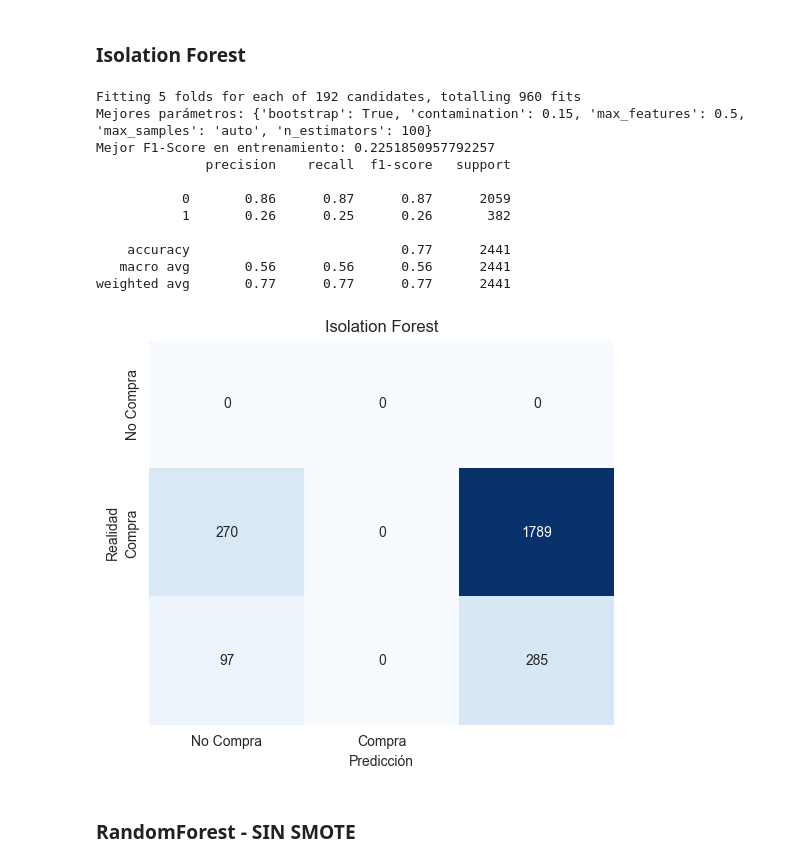
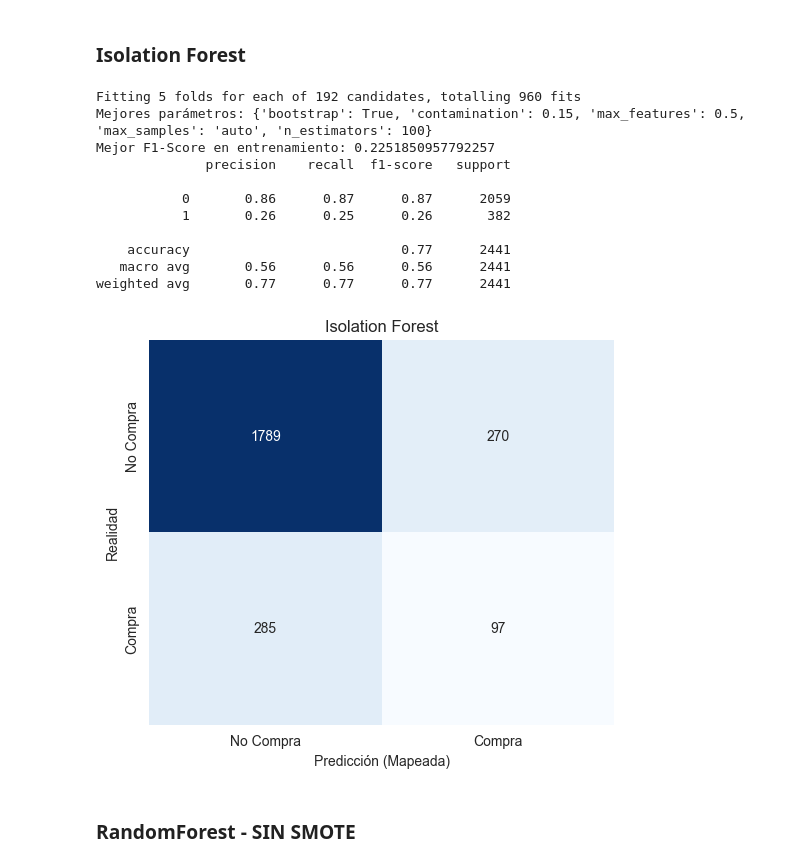
Before and after one commit to alvaroG-IA/proyecto-1-AIA-Marketing_Digital, a Jupyter notebook: notebooks/Experimentos.ipynb, the cells around one changed output. Cells and saved outputs as stored; diff of their text form; code cells hidden in the pictures.

Commit message:
matrices de confusion

```diff
--- a/notebooks/Experimentos.ipynb
+++ b/notebooks/Experimentos.ipynb
@@ -20,23 +20,29 @@ import seaborn as sns
 from sklearn.metrics import confusion_matrix
 
 def plot_single_confusion_matrix(model, X_test, y_test, class_names=None, title="Matriz de Confusión"):
-    """
-    Dibuja la matriz de confusión para un único modelo.
-    """
-    # 1. Obtener predicciones
     y_pred = model.predict(X_test)
     cm = confusion_matrix(y_test, y_pred)
 
-    # 2. Configurar el gráfico
     plt.figure(figsize=(6, 5))
     sns.heatmap(cm, annot=True, fmt='d', cmap='Blues',
                 xticklabels=class_names, yticklabels=class_names, cbar=False)
 
-    # 3. Etiquetas y título
     plt.title(title)
     plt.xlabel('Predicción')
     plt.ylabel('Realidad')
     plt.show()
+
+def plot_isolation_forest_matrix(y_true, y_pred_final, class_names=None, title="Isolation Forest"):
+    cm = confusion_matrix(y_true, y_pred_final)
+
+    plt.figure(figsize=(6, 5))
+    sns.heatmap(cm, annot=True, fmt='d', cmap='Blues',
+                xticklabels=class_names, yticklabels=class_names, cbar=False)
+
+    plt.title(title)
+    plt.xlabel('Predicción (Mapeada)')
+    plt.ylabel('Realidad')
+    plt.show()
 # %% [markdown]
 ## **Preprocesado de los datos**
 # %%
@@ -178,35 +184,35 @@ isolation_grid_search = GridSearchCV(
     scoring=custom_f1,
     n_jobs=-1,
     verbose=1,
 )
 
 isolation_grid_search.fit(X_train, y_train)
 
 print(f"Mejores parámetros: {isolation_grid_search.best_params_}")
 print(f"Mejor F1-Score en entrenamiento: {isolation_grid_search.best_score_}")
 
 best_isof = isolation_grid_search.best_estimator_
 y_pred = best_isof.predict(X_test)
 
 y_pred_final = [1 if i == -1 else 0 for i in y_pred]
 
 from sklearn.metrics import classification_report
 print(classification_report(y_test, y_pred_final))
 
-plot_single_confusion_matrix(best_isof, X_test, y_test, class_names=['No Compra', 'Compra'], title="Isolation Forest")
+plot_isolation_forest_matrix(y_test, y_pred_final, class_names=['No Compra', 'Compra'])
 # %% [output]
 Fitting 5 folds for each of 192 candidates, totalling 960 fits
 Mejores parámetros: {'bootstrap': True, 'contamination': 0.15, 'max_features': 0.5, 'max_samples': 'auto', 'n_estimators': 100}
 Mejor F1-Score en entrenamiento: 0.2251850957792257
               precision    recall  f1-score   support
 
            0       0.86      0.87      0.87      2059
            1       0.26      0.25      0.26       382
 
     accuracy                           0.77      2441
    macro avg       0.56      0.56      0.56      2441
 weighted avg       0.77      0.77      0.77      2441
-[figure, old version]
+[figure, new version]
 # %% [markdown]
 ### RandomForest - SIN SMOTE
 # %%
```
